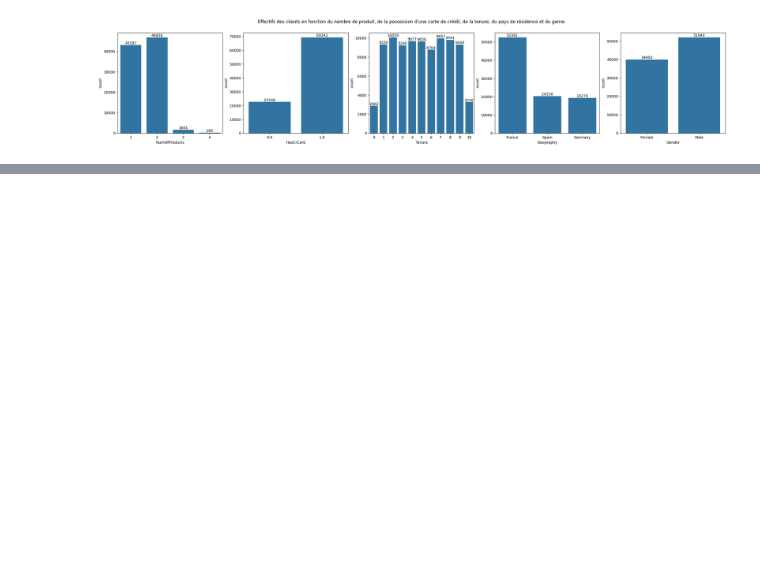
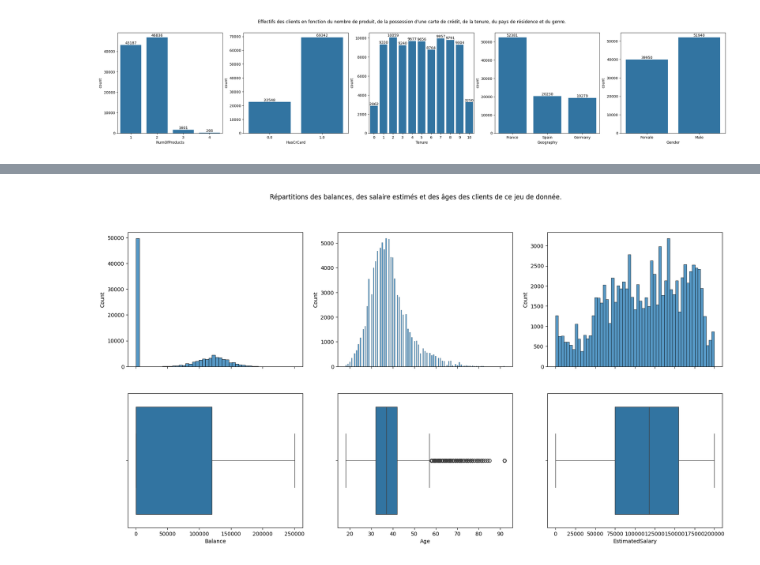
Before and after one commit to fmazur57u/Bank-churn, a Jupyter notebook: bankChurn/src/bankchurn/projet_bank_churn.ipynb, the cells around one changed output, grey strips where cells are left out. Saved outputs shown, nothing was run; the diff lists cells and outputs as text; code cells hidden in the pictures; blank space fills up the shorter version.

```diff
--- a/bankChurn/src/bankchurn/projet_bank_churn.ipynb
+++ b/bankChurn/src/bankchurn/projet_bank_churn.ipynb
@@ -146,0 +177,13 @@ On observe que la majorité des clients ont 1 et 2 produits et seulement une min
+# %%
+fig, ax = plt.subplots(2, 3, sharex='col')
+fig.set_size_inches(20, 10)
+plt.suptitle("Répartitions des balances, des salaire estimés et des âges des clients de ce jeu de donnée.")
+sns.histplot(observation_set, x="Balance", ax=ax[0, 0])
+sns.boxplot(observation_set, x="Balance", ax=ax[1, 0])
+sns.histplot(observation_set, x="Age", ax=ax[0, 1])
+sns.boxplot(observation_set, x="Age", ax=ax[1, 1])
+sns.histplot(observation_set, x="EstimatedSalary", ax=ax[0, 2])
+sns.boxplot(observation_set, x="EstimatedSalary", ax=ax[1, 2])
+plt.show()
+# %% [output]
+[figure, added]
```
Also changed, not shown: parts of 15 cells of this notebook.
